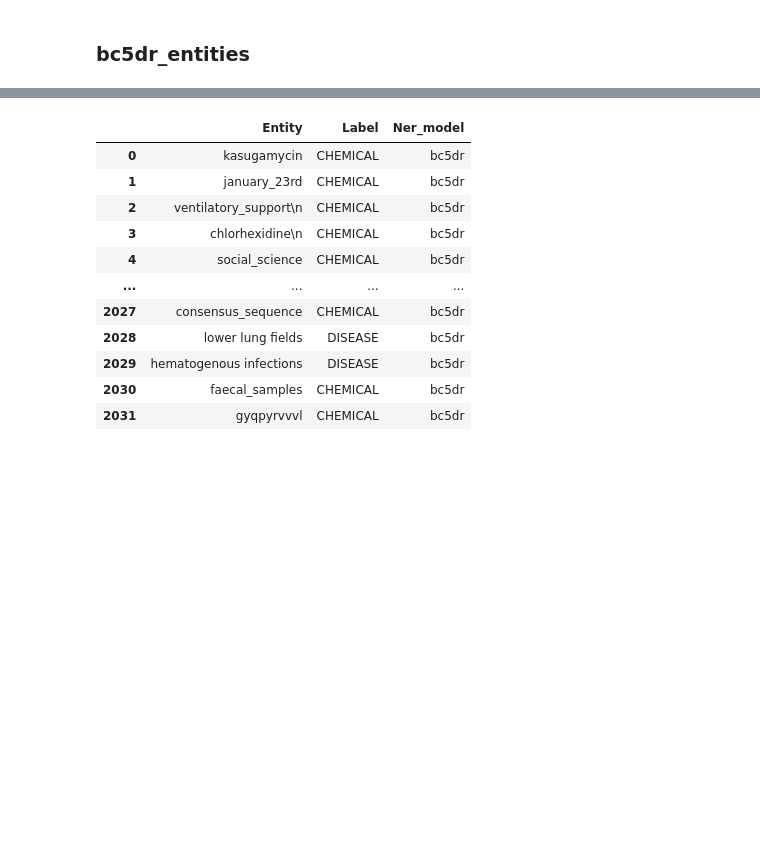
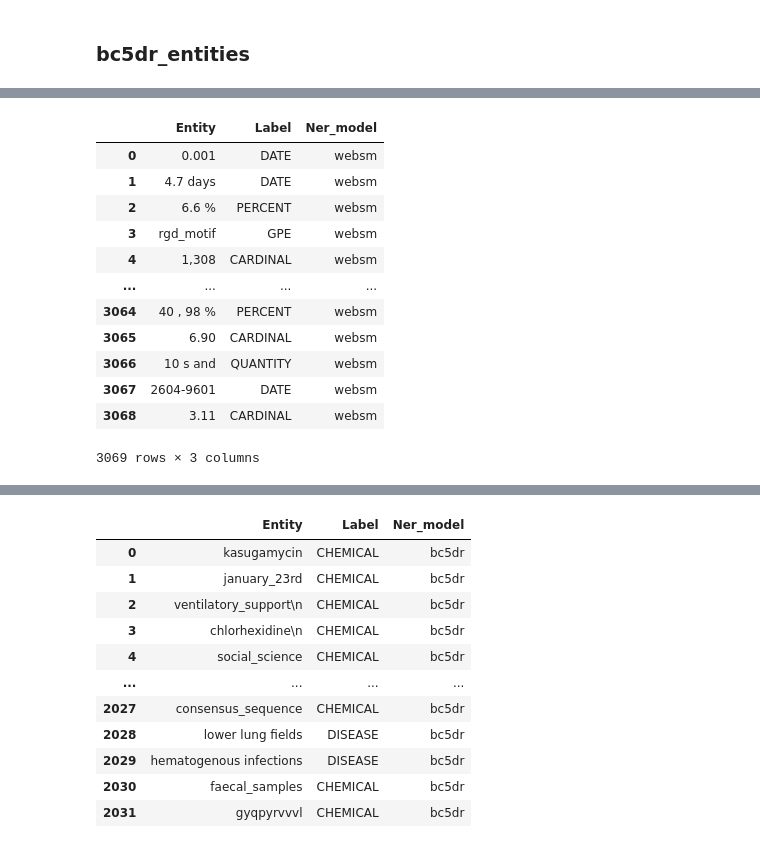
Before and after one commit to yeelimtse/cs-245-project, a Jupyter notebook: ner-models.ipynb, the cells around one changed output, grey strips where cells are left out. Cells and saved outputs as stored; diff of their text form; code cells hidden in the pictures; blank space fills up the shorter version.

```diff
--- a/ner-models.ipynb
+++ b/ner-models.ipynb
@@ -56,3 +84,21 @@ def get_entity_list(model, data):
+# %%
+websm_entities_dataframe = pd.DataFrame(websm_entities,columns=['Entity','Label'])  #save returned values of entities and their labels in a pandas dataframe
+websm_entities_dataframe['Ner_model'] = 'websm'  #include a column with constant value of NER model
+websm_entities_dataframe
+# %% [output]
+|  | Entity | Label | Ner_model |
+| 0 | 0.001 | DATE | websm |
+| 1 | 4.7 days | DATE | websm |
+| 2 | 6.6 % | PERCENT | websm |
+| 3 | rgd_motif | GPE | websm |
+| 4 | 1,308 | CARDINAL | websm |
+| ... | ... | ... | ... |
+| 3064 | 40 , 98 % | PERCENT | websm |
+| 3065 | 6.90 | CARDINAL | websm |
+| 3066 | 10 s and | QUANTITY | websm |
+| 3067 | 2604-9601 | DATE | websm |
+| 3068 | 3.11 | CARDINAL | websm |
+3069 rows × 3 columns
 # %%
 bc5dr_entities = get_entity_list(en_ner_bc5cdr_md, data[:10000])
 bc5dr_entities
```
Also changed, not shown: parts of 15 cells of this notebook, 5 other files.
